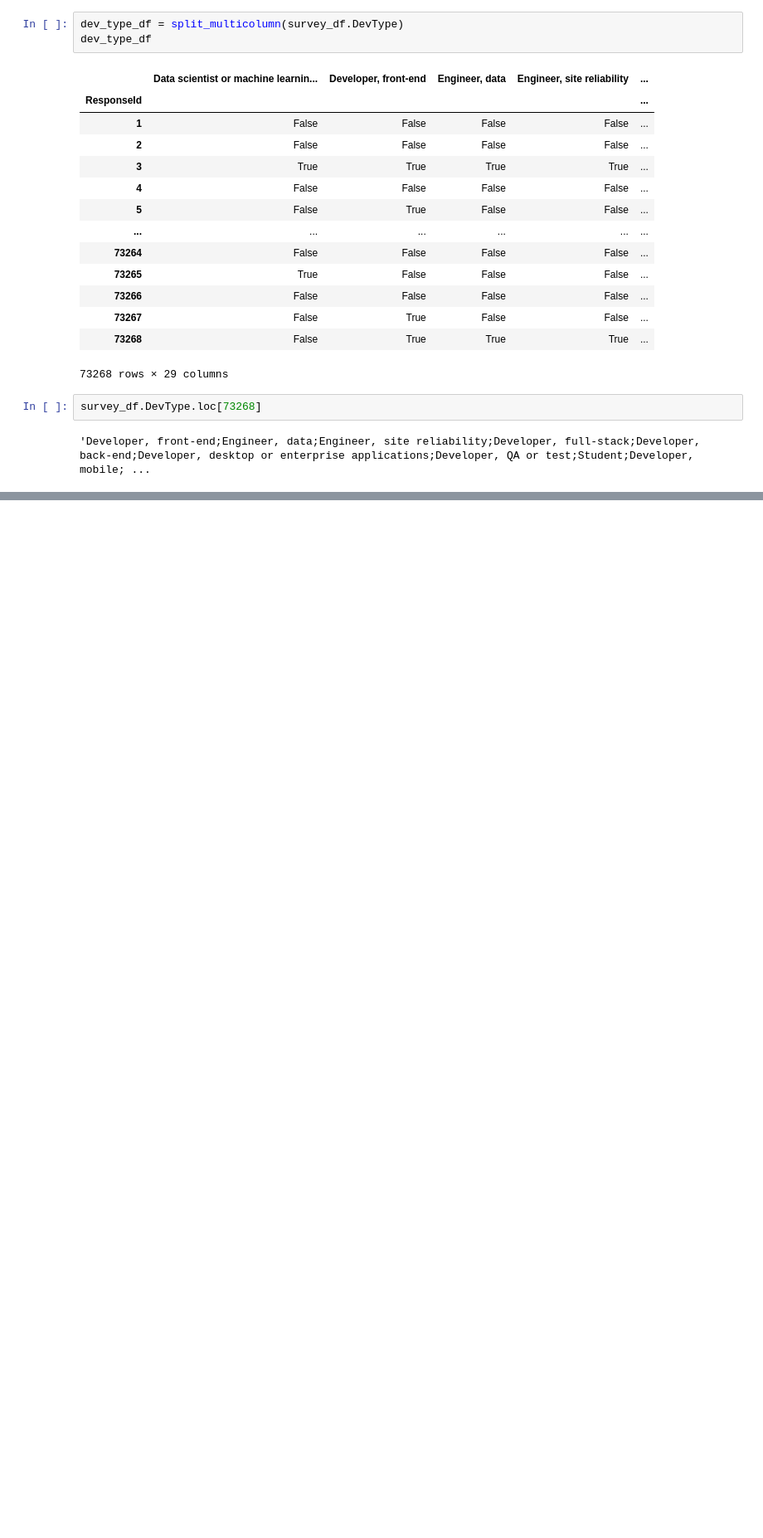
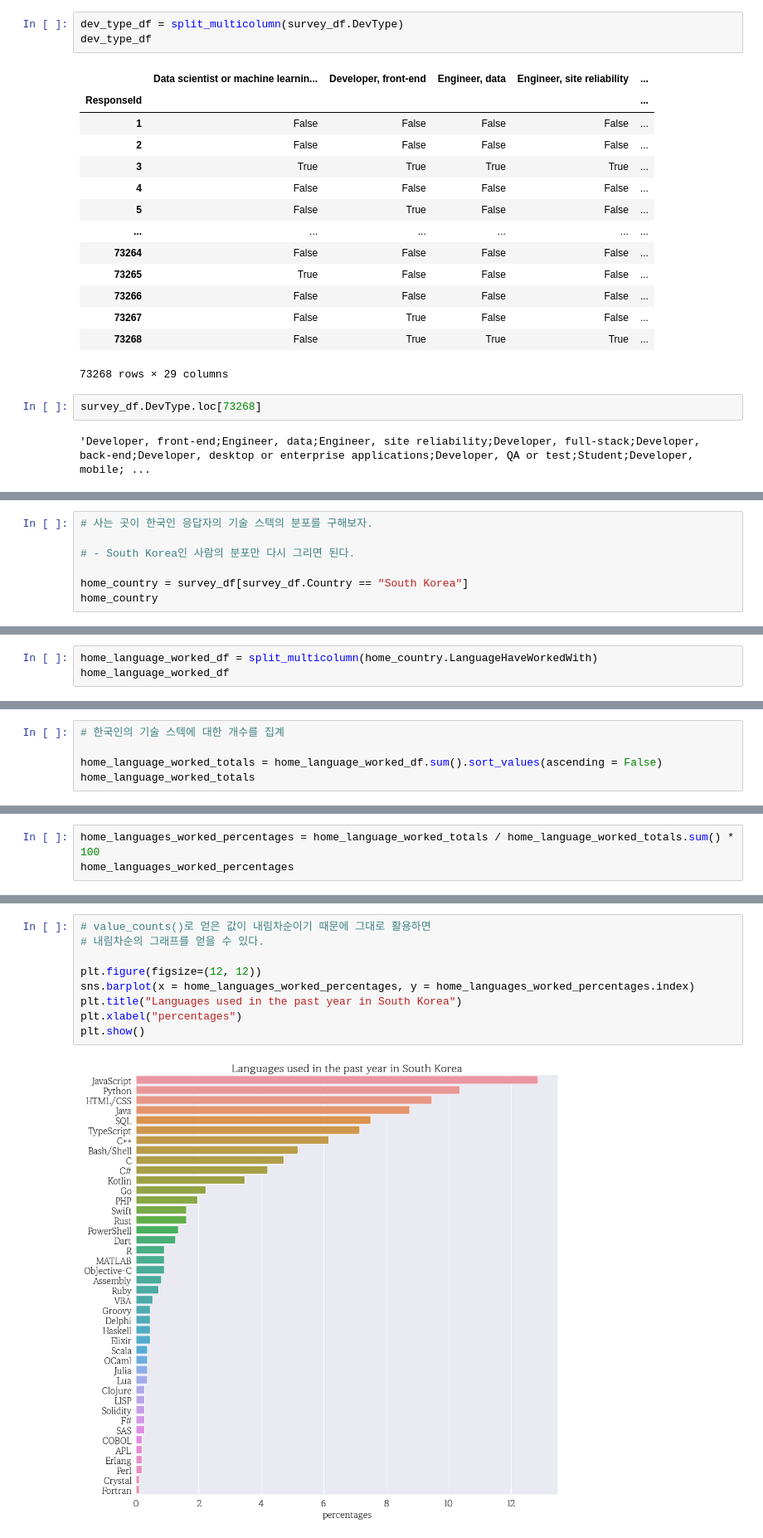
Before and after one commit to jm83-database/python_tutorial, a Jupyter notebook: 2023.03.15_seaborn 예제/01. seaborn 실습1.ipynb, the cells around one changed output, grey strips where cells are left out. Shown at 83% size. Drawn from its saved outputs; the diff is of its cells as text; blank space fills up the shorter version.

```diff
--- a/2023.03.15_seaborn 예제/01. seaborn 실습1.ipynb
+++ b/2023.03.15_seaborn 예제/01. seaborn 실습1.ipynb
@@ -960,0 +1139,7 @@ survey_df.DevType.loc[73268]
+# %%
+# 사는 곳이 한국인 응답자의 기술 스텍의 분포를 구해보자.
+
+# - South Korea인 사람의 분포만 다시 그리면 된다.
+
+home_country = survey_df[survey_df.Country == "South Korea"]
+home_country
@@ -960,0 +1170,3 @@ survey_df.DevType.loc[73268]
+# %%
+home_language_worked_df = split_multicolumn(home_country.LanguageHaveWorkedWith)
+home_language_worked_df
@@ -960,0 +1188,5 @@ survey_df.DevType.loc[73268]
+# %%
+# 한국인의 기술 스텍에 대한 개수를 집계
+
+home_language_worked_totals = home_language_worked_df.sum().sort_values(ascending = False)
+home_language_worked_totals
@@ -960,0 +1211,3 @@ survey_df.DevType.loc[73268]
+# %%
+home_languages_worked_percentages = home_language_worked_totals / home_language_worked_totals.sum() * 100
+home_languages_worked_percentages
@@ -960,0 +1232,11 @@ survey_df.DevType.loc[73268]
+# %%
+# value_counts()로 얻은 값이 내림차순이기 때문에 그대로 활용하면
+# 내림차순의 그래프를 얻을 수 있다.
+
+plt.figure(figsize=(12, 12))
+sns.barplot(x = home_languages_worked_percentages, y = home_languages_worked_percentages.index)
+plt.title("Languages used in the past year in South Korea")
+plt.xlabel("percentages")
+plt.show()
+# %% [output]
+[figure, added]
```
Also changed, not shown: parts of 41 cells of this notebook, 3 other files.
